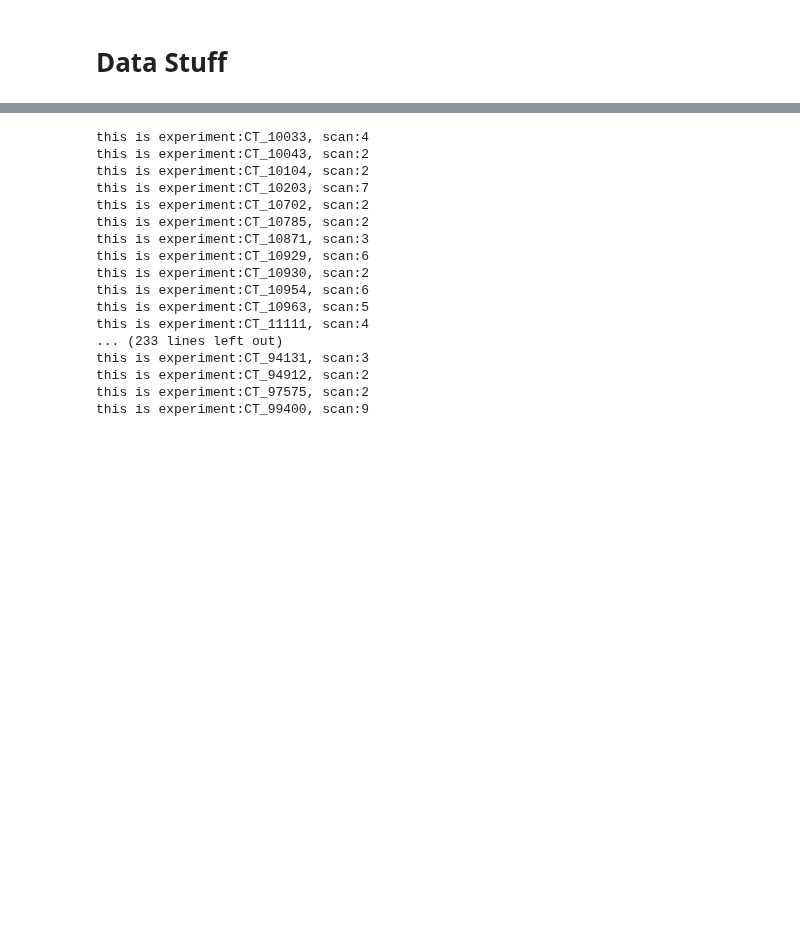
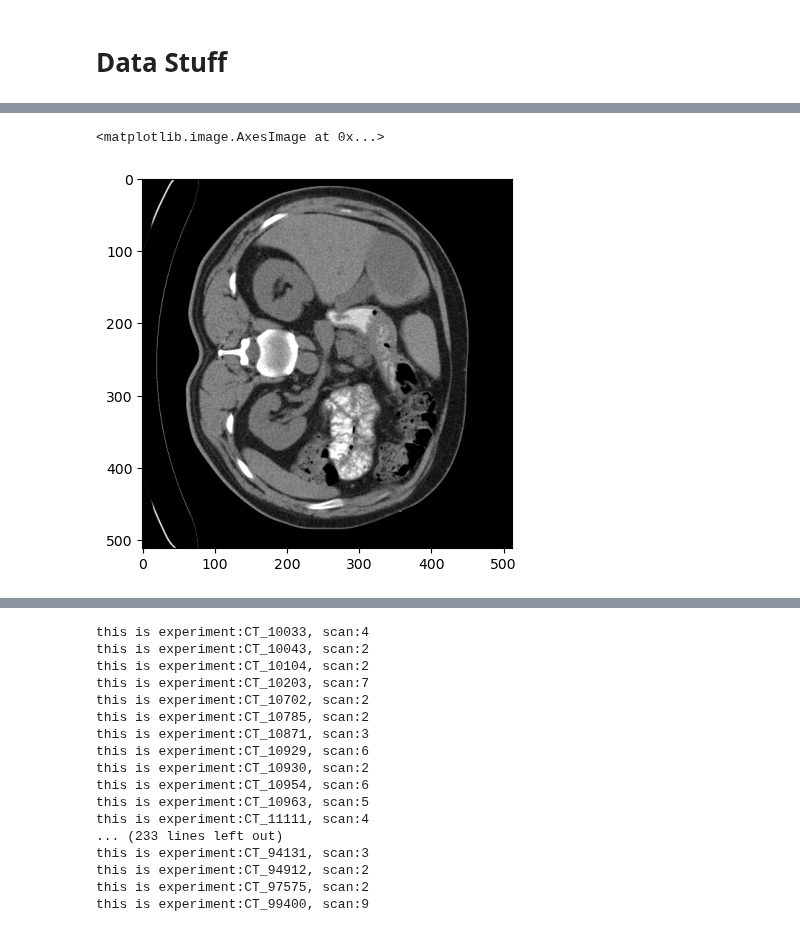
Before and after one commit to BaconDavid/CRLM_Internship_Project, a Jupyter notebook: Jupyter_Test/Data_stuff.ipynb, the cells around one changed output, grey strips where cells are left out. Saved outputs shown, nothing was run; the diff lists cells and outputs as text; code cells hidden in the pictures; blank space fills up the shorter version.

```diff
--- a/Jupyter_Test/Data_stuff.ipynb
+++ b/Jupyter_Test/Data_stuff.ipynb
@@ -6,0 +54,7 @@ import pandas as pd
+# %%
+window_image_2 = nib.load('../../Data/CT_Phase/Full_image_Liver_slice_07075_window/CILM_CT_102030_0000.nii.gz').get_fdata()
+
+plt.imshow(window_image_2[:,:,15], cmap='gray')
+# %% [output]
+<matplotlib.image.AxesImage at 0x...>
+[figure, added]
```
Also changed, not shown: parts of 10 cells of this notebook, 7 other files.
